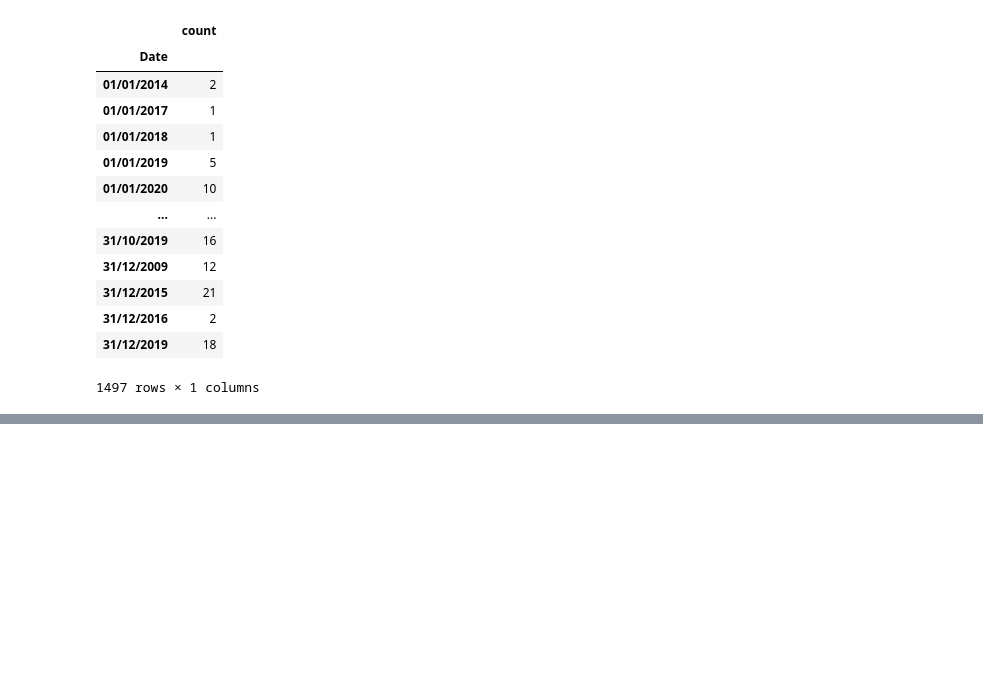
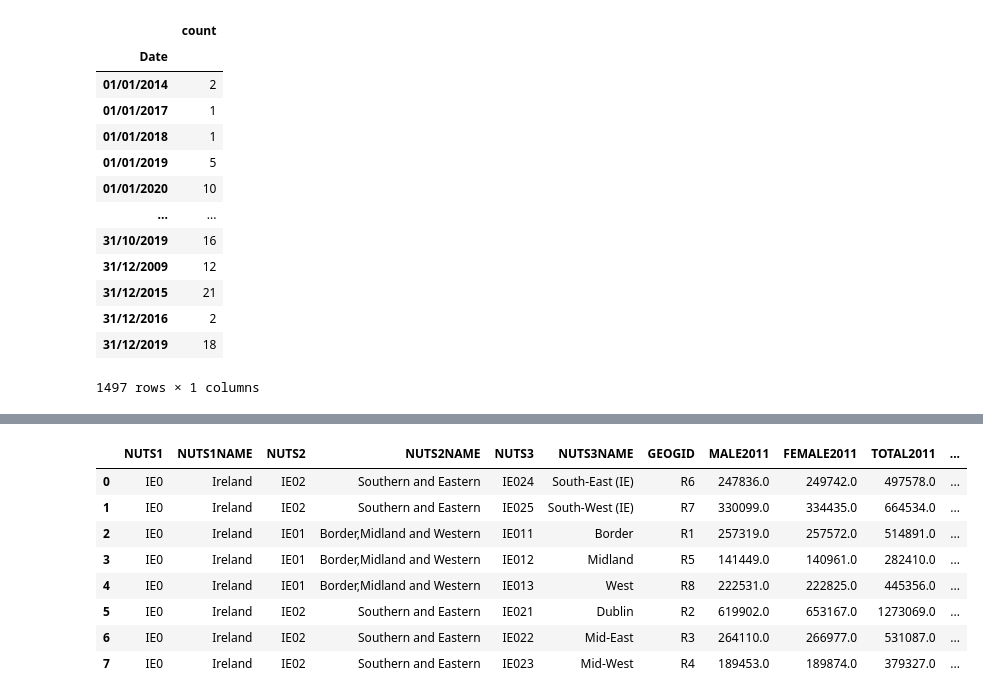
Before and after one commit to pessini/avian-flu-wild-birds-ireland, a Jupyter notebook: Exploratory-Data-Analysis-EDA.ipynb, the cells around one changed output, grey strips where cells are left out. Saved outputs shown, nothing was run; the diff lists cells and outputs as text; code cells hidden in the pictures; blank space fills up the shorter version.

Commit message:
importing census data

```diff
--- a/Exploratory-Data-Analysis-EDA.ipynb
+++ b/Exploratory-Data-Analysis-EDA.ipynb
@@ -252,0 +251,14 @@ ModuleNotFoundError: No module named 'geopandas'
+# %%
+boundaries = gpd.read_file('data/boundaries/Census2011_NUTS3_generalised20m.shp')
+# %%
+boundaries
+# %% [output]
+|  | NUTS1 | NUTS1NAME | NUTS2 | NUTS2NAME | NUTS3 | NUTS3NAME | GEOGID | MALE2011 | FEMALE2011 | TOTAL2011 | ... |
+| 0 | IE0 | Ireland | IE02 | Southern and Eastern | IE024 | South-East (IE) | R6 | 247836.0 | 249742.0 | 497578.0 | ... |
+| 1 | IE0 | Ireland | IE02 | Southern and Eastern | IE025 | South-West (IE) | R7 | 330099.0 | 334435.0 | 664534.0 | ... |
+| 2 | IE0 | Ireland | IE01 | Border,Midland and Western | IE011 | Border | R1 | 257319.0 | 257572.0 | 514891.0 | ... |
+| 3 | IE0 | Ireland | IE01 | Border,Midland and Western | IE012 | Midland | R5 | 141449.0 | 140961.0 | 282410.0 | ... |
+| 4 | IE0 | Ireland | IE01 | Border,Midland and Western | IE013 | West | R8 | 222531.0 | 222825.0 | 445356.0 | ... |
+| 5 | IE0 | Ireland | IE02 | Southern and Eastern | IE021 | Dublin | R2 | 619902.0 | 653167.0 | 1273069.0 | ... |
+| 6 | IE0 | Ireland | IE02 | Southern and Eastern | IE022 | Mid-East | R3 | 264110.0 | 266977.0 | 531087.0 | ... |
+| 7 | IE0 | Ireland | IE02 | Southern and Eastern | IE023 | Mid-West | R4 | 189453.0 | 189874.0 | 379327.0 | ... |
```
Also changed, not shown: parts of 1 cell of this notebook, 4 other files.
